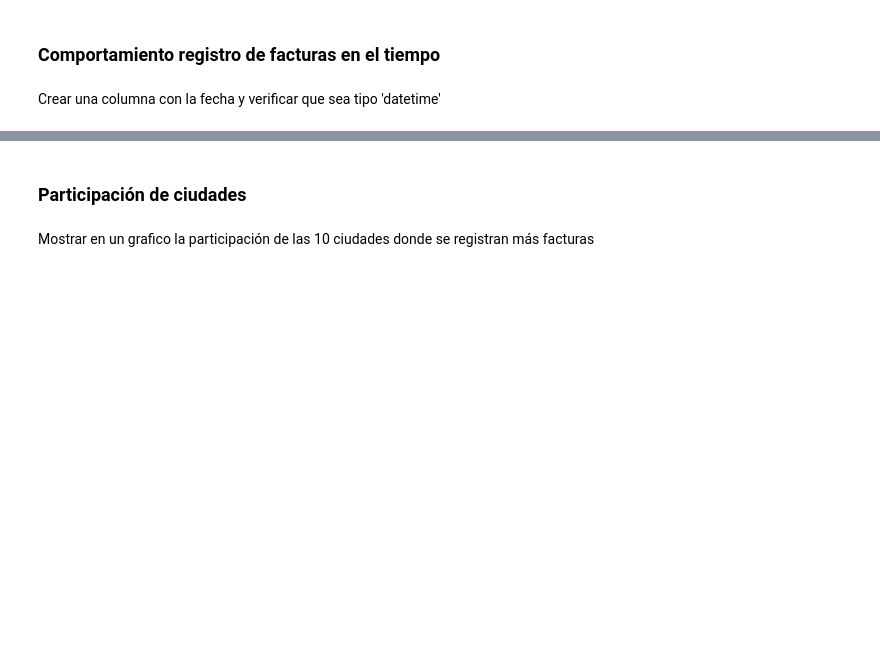
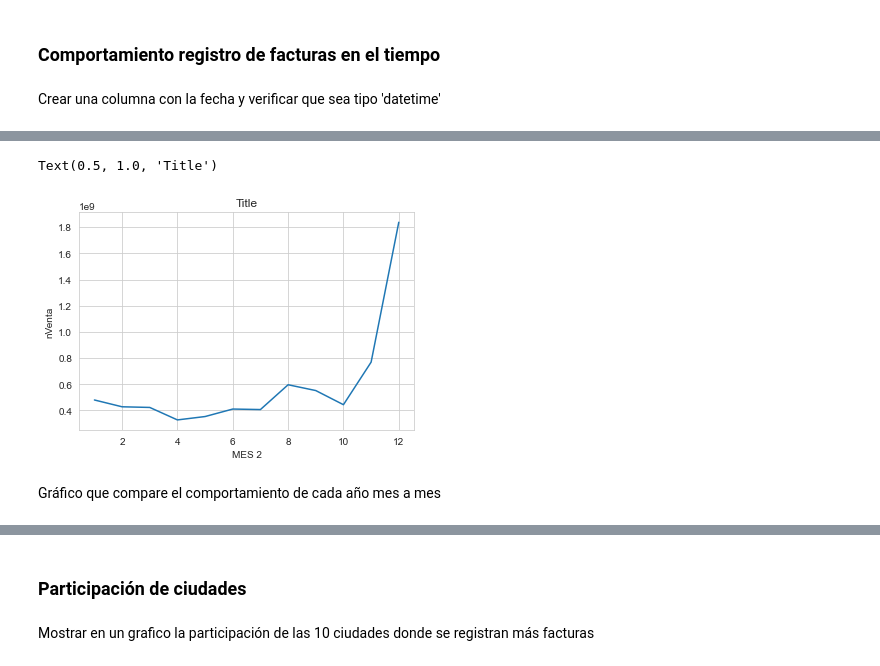
Before and after one commit to santyjara/Data-science-workshops, a Jupyter notebook: Demos/Demo - Basic visualizations DataFrame.ipynb, the cells around one changed output, grey strips where cells are left out. Saved outputs shown, nothing was run; the diff lists cells and outputs as text; code cells hidden in the pictures; blank space fills up the shorter version.

Commit message:
nuevo demo imputación mas gráfico meses

```diff
--- a/Demos/Demo - Basic visualizations DataFrame.ipynb
+++ b/Demos/Demo - Basic visualizations DataFrame.ipynb
@@ -112,4 +97,6 @@ array([[<AxesSubplot:title={'center':'nVenta'}>]], dtype=object)
 ### Comportamiento registro de facturas en el tiempo
 # %% [markdown]
 Crear una columna con la fecha y verificar que sea tipo 'datetime'
+# %%
+df['fecha'] = pd.to_datetime(df['FECHA UNI'])
 # %% [markdown]
@@ -116,0 +104,3 @@ Realizar un grafico donde se muestre el comportamiento del valor de las facturas
+# %%
+facturas_mes_2010 = df[df['fecha'].dt.year == 2010].groupby('MES 2').sum()['nVenta'].reset_index()
+facturas_mes_2010
@@ -116,0 +121,8 @@ Realizar un grafico donde se muestre el comportamiento del valor de las facturas
+# %%
+ax = sns.lineplot(data=facturas_mes_2010, x="MES 2", y="nVenta")
+ax.set_title('Title')
+# %% [output]
+Text(0.5, 1.0, 'Title')
+[figure, added]
+# %% [markdown]
+Gráfico que compare el comportamiento de cada año mes a mes
```
Also changed, not shown: parts of 18 cells of this notebook, 3 other files.
